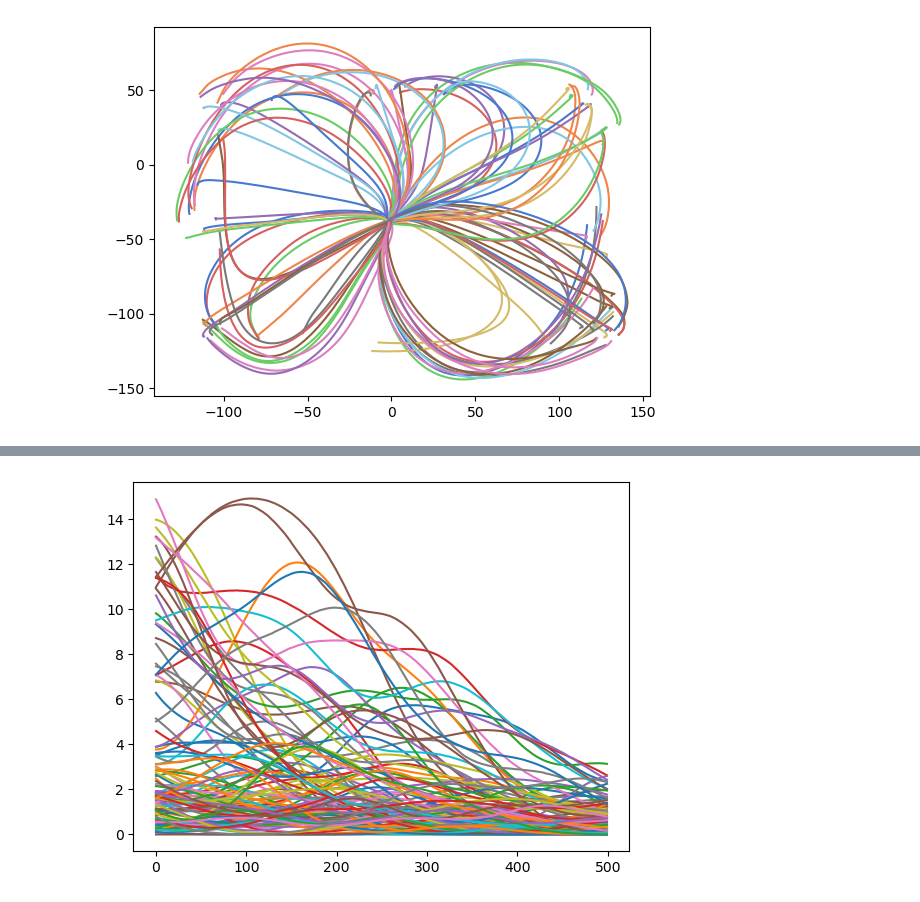
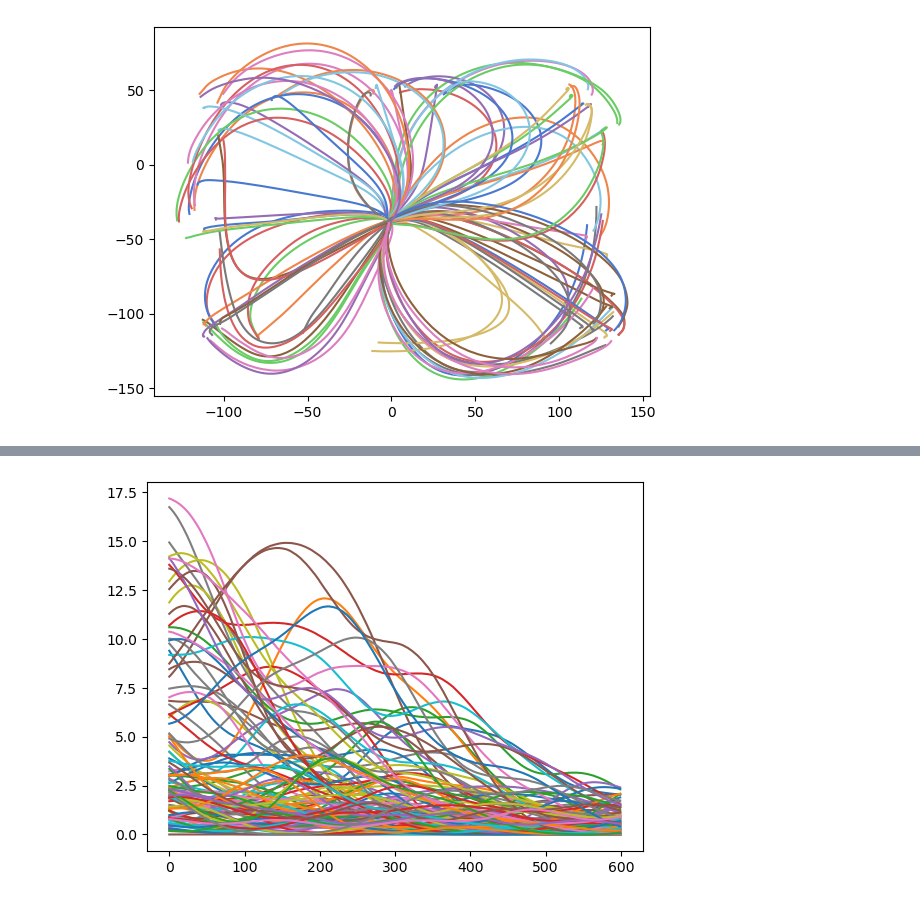
Before and after one commit to mehrdadkashefi/latent_analysis, a Jupyter notebook: test.ipynb, the cells around one changed output, grey strips where cells are left out. Saved outputs shown, nothing was run; the diff lists cells and outputs as text; code cells hidden in the pictures.

```diff
--- a/test.ipynb
+++ b/test.ipynb
@@ -84,7 +86,7 @@ class Analysis_tools():
 
         return stem
 
-    def get_fr(self, units, which_unit, t, **kwargs):
+    def get_fr(self, which_unit, units, t, **kwargs):
         """ Get firing rate for a specific unit, during a specific time
         """
         self.gauss_width = kwargs.get('gauss_width', 50)   # Window size 50 ms
@@ -150,7 +152,8 @@ class Analysis_tools():
         conds = trial_info.set_index(condition_columns).index.unique().tolist()
         data_aligned = np.zeros((len(conds),t_range[1] - t_range[0], len(unit)))
 
-        for cond_i, cond in enumerate(conds):
+        #for cond_i, cond in enumerate(conds):
+        def par_fuction_over_cond(cond):
             # Make a mask to select desired trials
             mask = np.all(trial_info[condition_columns] == cond, axis=1)
             mask_idx = np.where(mask)[0]
@@ -158,13 +161,30 @@ class Analysis_tools():
             event_times = trial_info.loc[mask_idx][align_column].to_numpy()
             # Allocate space for trials of the condition
             data_temp = np.zeros((len(event_times) ,t_range[1] - t_range[0], len(unit)))
+
             for u_i, u in enumerate(unit):
                 # Loop over trials of the same conditioin
                 for i, tev in enumerate(event_times):
-                    data_temp[i, :, u_i] = tools.get_fr(units, u, [tev + (t_range[0]/self.fs) , tev + (t_range[1]/self.fs)], plot=False)
-            # Get the mean over trials of condition
-            data_aligned[cond_i, :, :] = np.mean(data_temp, axis=0)
-        return data_aligned
+                    data_temp[i, :, u_i] = tools.get_fr(u, units, [tev + (t_range[0]/self.fs) , tev + (t_range[1]/self.fs)], plot=False)
+
+            return np.expand_dims(np.mean(data_temp, axis=0), axis=0)
+
+        with multiprocess.Pool(processes=10) as pool:
+            data_aligned = pool.map(par_fuction_over_cond, conds)
+        return np.vstack(data_aligned)
 
 
 tools = Analysis_tools(fs = 1000)
+# %%
+condition_columns = ['trial_type', 'trial_version']
+align_column = 'move_onset_time'
+#unit = [2561, 1011]
+unit = units.index.values
+t_range = [-100, 500]
+
+
+data_aligned = tools.align_fr(trial_info, units, condition_columns, align_column, unit, t_range)
+
+cmap = sns.color_palette('muted', n_colors=108)
+for i in range(data_aligned.shape[0]):
+    plt.plot(data_aligned[i, :, 1])
@@ -211,3 +233,16 @@ for i in range(data_aligned.shape[0]):
     plt.plot(data_aligned[i, :, 0], data_aligned[i, :, 1], color=cmap[i])
 # %% [output]
 [figure]
+# %%
+%matplotlib inline
+
+condition_columns = ['trial_type', 'trial_version']
+align_column = 'move_onset_time'
+channel_column = 'hand_vel'
+t_range = [-100, 500]
+
+data_aligned = tools.align_continuous(trial_info, D, condition_columns, align_column, channel_column, t_range)
+
+cmap = sns.color_palette('muted', n_colors=108)
+for i in range(data_aligned.shape[0]):
+    plt.plot(np.sqrt(data_aligned[i, :, 0]**2 + data_aligned[i, :, 1]**2), color=cmap[i])
@@ -214,17 +251,17 @@ for i in range(data_aligned.shape[0]):
 # %%
 condition_columns = ['trial_type', 'trial_version']
 align_column = 'move_onset_time'
 unit = [2561, 1011]
 unit = units.index.values
-t_range = [-50, 450]
+t_range = [-100, 500]
 
 
 data_aligned = tools.align_fr(trial_info, units, condition_columns, align_column, unit, t_range)
 
 cmap = sns.color_palette('muted', n_colors=108)
 for i in range(data_aligned.shape[0]):
     plt.plot(data_aligned[i, :, 4])
 # %% [output]
-[figure, old version]
+[figure, new version]
 # %%
 from sklearn.decomposition import PCA
```
Also changed, not shown: parts of 11 cells of this notebook.
